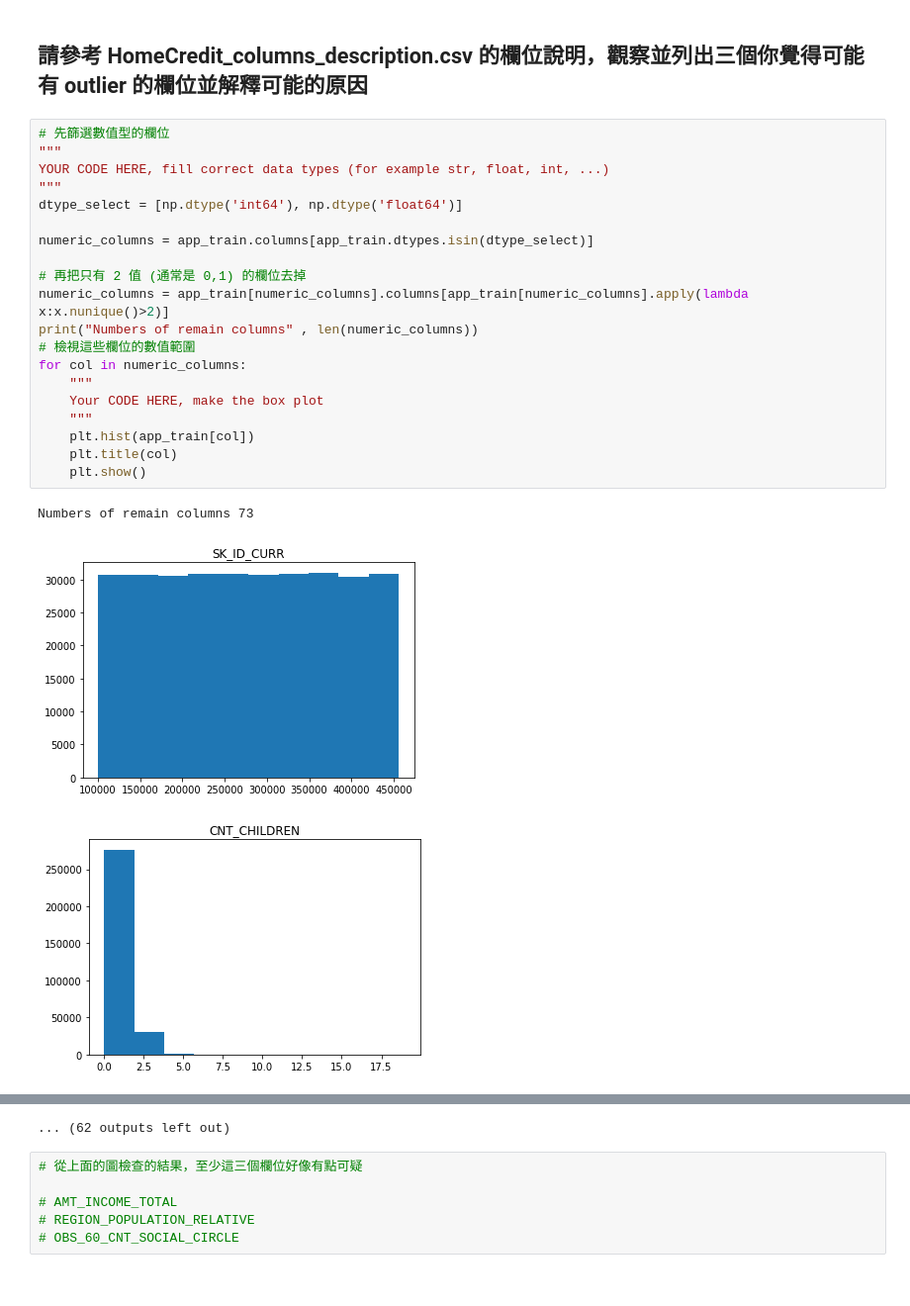
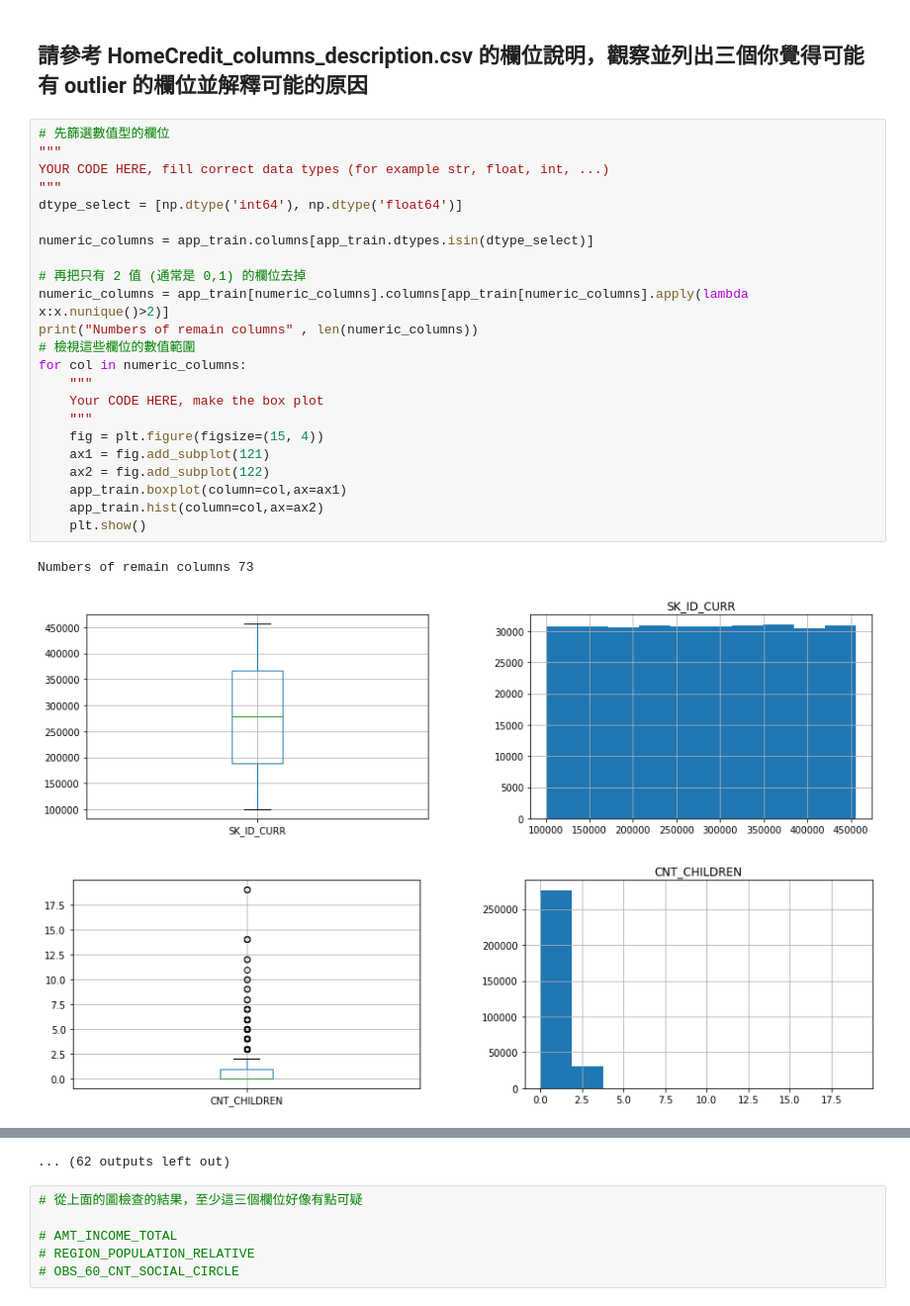
Before and after one commit to FuChienChih/ML100Days, a Jupyter notebook: homework/Day_009_HW.ipynb, the cells around one changed output, grey strips where cells are left out. Shown at 99% size. Drawn from its saved outputs; the diff is of its cells as text.

```diff
--- a/homework/Day_009_HW.ipynb
+++ b/homework/Day_009_HW.ipynb
@@ -40,24 +40,27 @@ Path of read in data: ./data/application_train.csv
 # %%
 # 先篩選數值型的欄位
 """
 YOUR CODE HERE, fill correct data types (for example str, float, int, ...)
 """
 dtype_select = [np.dtype('int64'), np.dtype('float64')]
 
 numeric_columns = app_train.columns[app_train.dtypes.isin(dtype_select)]
 
 # 再把只有 2 值 (通常是 0,1) 的欄位去掉
 numeric_columns = app_train[numeric_columns].columns[app_train[numeric_columns].apply(lambda x:x.nunique()>2)]
 print("Numbers of remain columns" , len(numeric_columns))
 # 檢視這些欄位的數值範圍
 for col in numeric_columns:
     """
     Your CODE HERE, make the box plot
     """
-    plt.hist(app_train[col])
-    plt.title(col)
+    fig = plt.figure(figsize=(15, 4))
+    ax1 = fig.add_subplot(121)
+    ax2 = fig.add_subplot(122)
+    app_train.boxplot(column=col,ax=ax1)
+    app_train.hist(column=col,ax=ax2)
     plt.show()
 # %% [output]
 Numbers of remain columns 73
-[figure, old version]
+[figure, new version]
-[figure, old version]
+[figure, new version]
```
Also changed, not shown: parts of 1 cell of this notebook.
